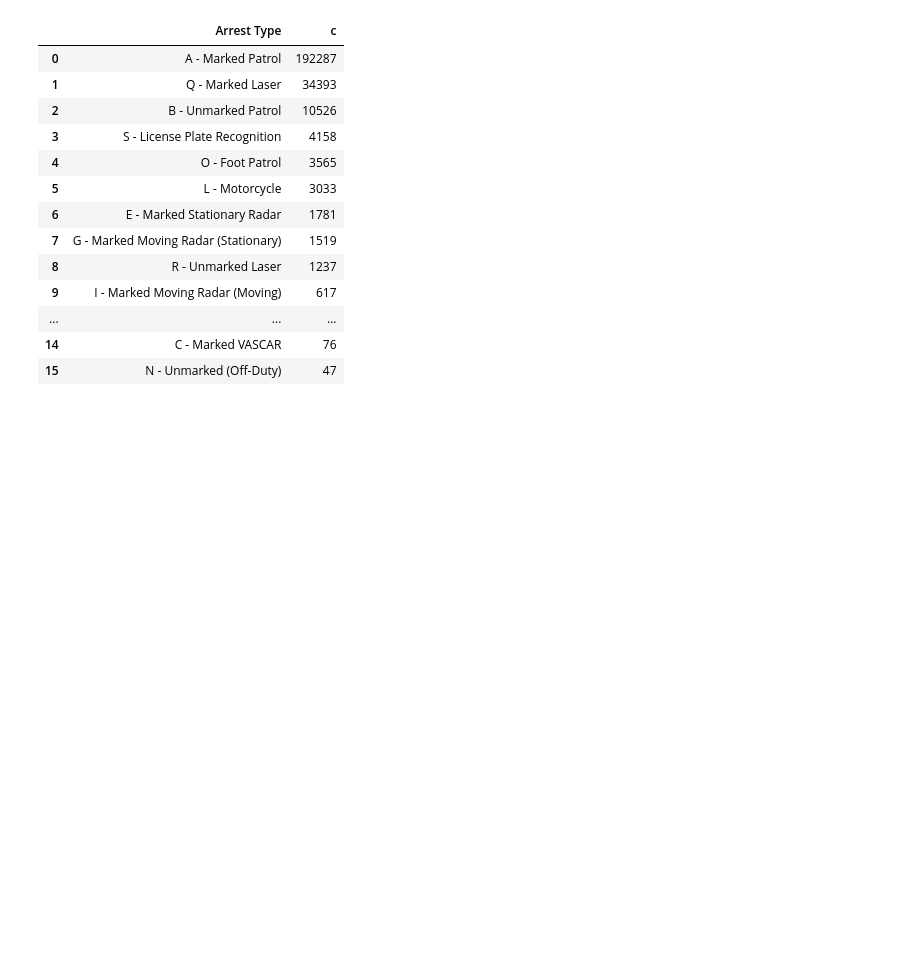
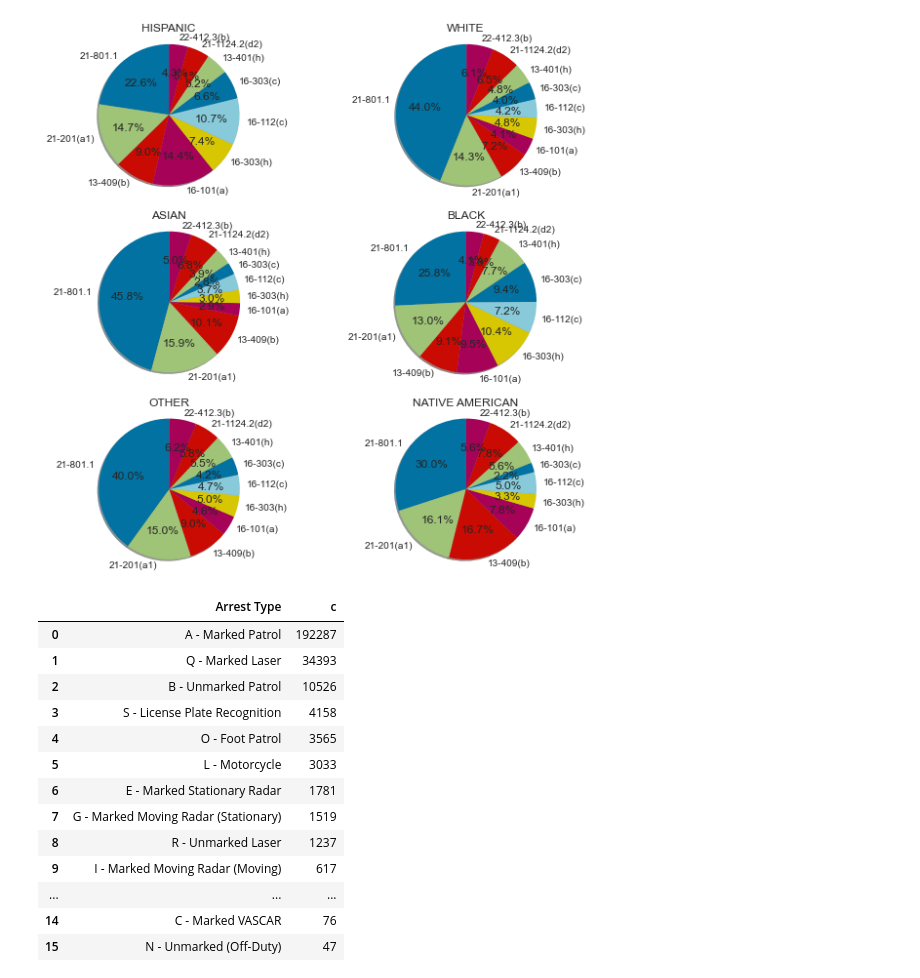
Before and after one commit to matlockhart/cs5830_final, a Jupyter notebook: data_processing.ipynb, the cells around one changed output. Saved outputs shown, nothing was run; the diff lists cells and outputs as text; code cells hidden in the pictures; blank space fills up the shorter version.

```diff
--- a/data_processing.ipynb
+++ b/data_processing.ipynb
@@ -10,3 +69,59 @@ data = pd.read_csv("Traffic_Violations_2.csv")
+# %%
+race_charge = data[['Charge', 'Race', 'Description']]
+race = data.value_counts(['Race']).reset_index(name='count')
+
+races = race_charge['Race'].unique()
+# white_speed = race_charge[race_charge['Charge'] == '21-801.1']
+race_charges_list = {}
+
+
+# for charge in top_10_charges.Charge:
+#     white_speed = race_charge[race_charge['Charge'] == charge]
+#     race_map = {}
+#     for race in races:
+#         r_c = white_speed[white_speed['Race'] == race]
+#         race_map[race] = r_c.shape[0]
+#     print(race_charges_list)
+#     race_charges_list[charge] = r_c
+#     print(race_charges_list)
+#     break
+
+
+for race in races:
+
+    r_c = race_charge[race_charge['Race'] == race]
+    race_vs_charges = {}
+
+    for charge in top_10_charges.Charge:
+        charg = r_c[r_c['Charge'] == charge]
+        race_vs_charges[charge] = charg.shape[0]
+    race_charges_list[race] = race_vs_charges
+
+# fig1, ax1 = plt.subplots(len(race_charges_list), sharex = False , figsize= (20,20))
+
+# i = 0
+# for key in race_charges_list.keys():
+#     ax1[i].pie(race_charges_list[key].values(), labels=race_charges_list[key].keys(), autopct='%1.1f%%',
+#             shadow=True, startangle=90)
+#     ax1[i].axis('equal')  # Equal aspect ratio ensures that pie is drawn as a circle.
+#     plt.title(key)
+#     i+=1
+# # show plot
+# plt.show()
+fig1, ax1 = plt.subplots(3,2,figsize= (10,10))
+i = 0
+races_2D = np.array(races)
+B = np.reshape(races_2D, (-1, 2))
+for i in range(3):
+    for j in range(2):
+        key = B[i][j]
+        ax1[i,j].pie(race_charges_list[key].values(), labels=race_charges_list[key].keys(), autopct='%1.1f%%', shadow=True, startangle=90)
+        ax1[i,j].axis('equal')
+        ax1[i,j].title.set_text(key)
+plt.savefig('races_vs_charges')
+plt.show()
+# %% [output]
+[figure, added]
 # %%
 #data[data['Belts'] == 'Yes']
 #data.groupby(['Race']).agg(['count'])
```
Also changed, not shown: parts of 6 cells of this notebook, 3 other files.
